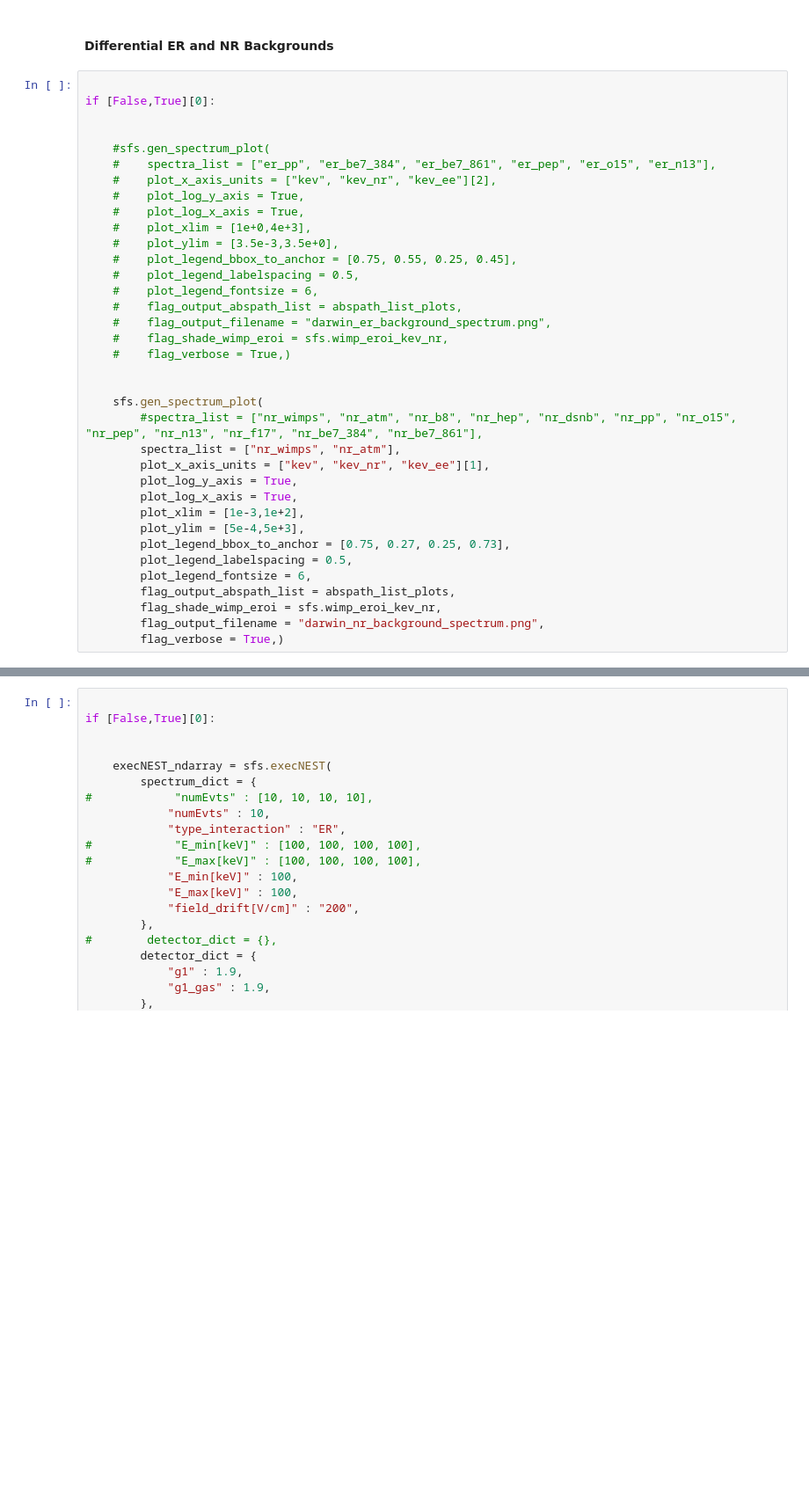
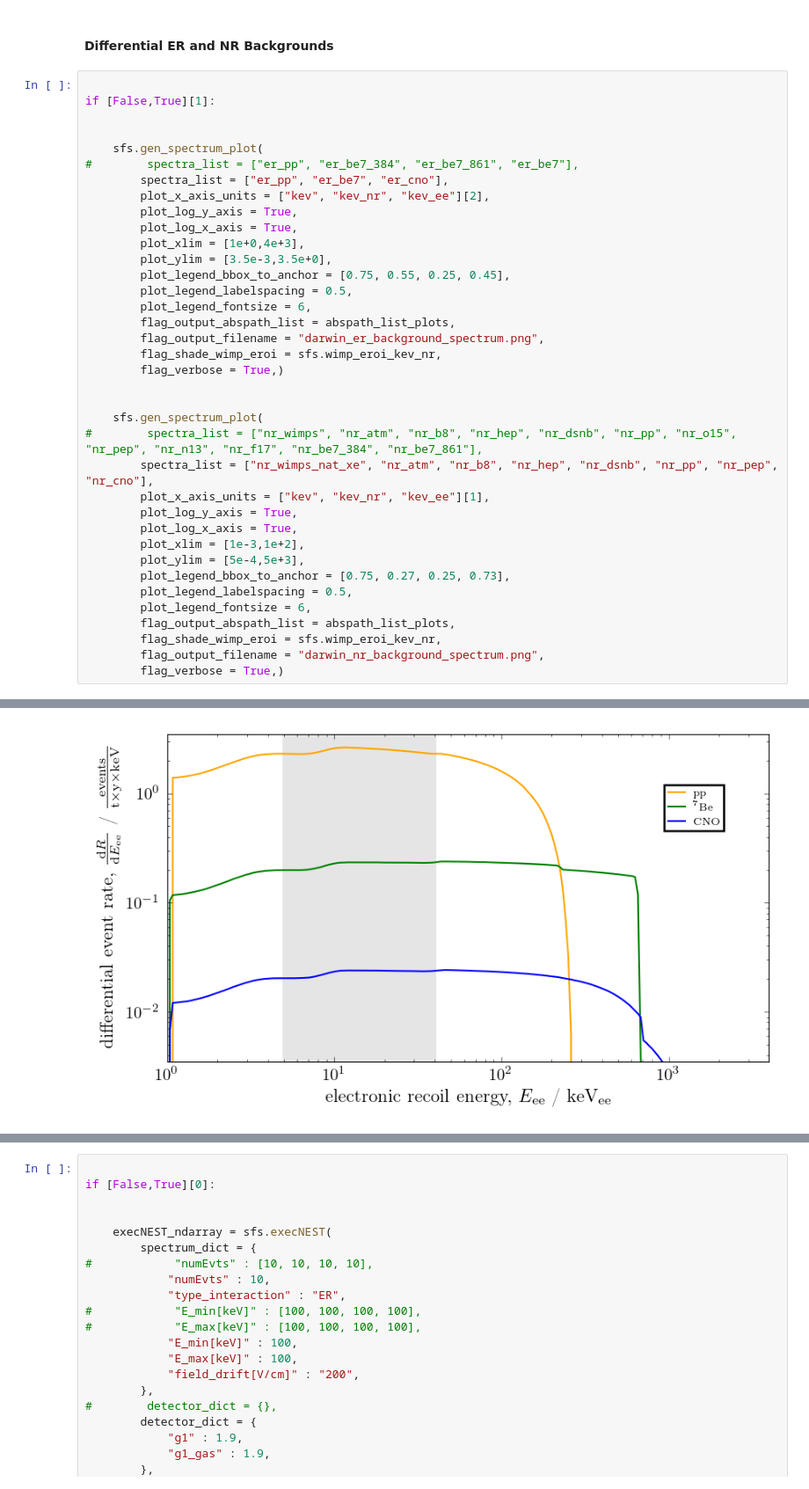
Before and after one commit to DanielBaur/sfsv2, a Jupyter notebook: sfs.ipynb, the cells around one changed output, grey strips where cells are left out. Shown: that part at 88% size. Saved outputs shown, nothing was run; the diff lists cells and outputs as text; blank space fills up the shorter version.

```diff
--- a/sfs.ipynb
+++ b/sfs.ipynb
@@ -126,28 +137,29 @@ import sfs
 #### Differential ER and NR Backgrounds
 # %%
 
-if [False,True][0]:
-
-
-    #sfs.gen_spectrum_plot(
-    #    spectra_list = ["er_pp", "er_be7_384", "er_be7_861", "er_pep", "er_o15", "er_n13"],
-    #    plot_x_axis_units = ["kev", "kev_nr", "kev_ee"][2],
-    #    plot_log_y_axis = True,
-    #    plot_log_x_axis = True,
-    #    plot_xlim = [1e+0,4e+3],
-    #    plot_ylim = [3.5e-3,3.5e+0],
-    #    plot_legend_bbox_to_anchor = [0.75, 0.55, 0.25, 0.45],
-    #    plot_legend_labelspacing = 0.5,
-    #    plot_legend_fontsize = 6,
-    #    flag_output_abspath_list = abspath_list_plots,
-    #    flag_output_filename = "darwin_er_background_spectrum.png",
-    #    flag_shade_wimp_eroi = sfs.wimp_eroi_kev_nr,
-    #    flag_verbose = True,)
+if [False,True][1]:
 
 
     sfs.gen_spectrum_plot(
-        #spectra_list = ["nr_wimps", "nr_atm", "nr_b8", "nr_hep", "nr_dsnb", "nr_pp", "nr_o15", "nr_pep", "nr_n13", "nr_f17", "nr_be7_384", "nr_be7_861"],
-        spectra_list = ["nr_wimps", "nr_atm"],
+#        spectra_list = ["er_pp", "er_be7_384", "er_be7_861", "er_be7"],
+        spectra_list = ["er_pp", "er_be7", "er_cno"],
+        plot_x_axis_units = ["kev", "kev_nr", "kev_ee"][2],
+        plot_log_y_axis = True,
+        plot_log_x_axis = True,
+        plot_xlim = [1e+0,4e+3],
+        plot_ylim = [3.5e-3,3.5e+0],
+        plot_legend_bbox_to_anchor = [0.75, 0.55, 0.25, 0.45],
+        plot_legend_labelspacing = 0.5,
+        plot_legend_fontsize = 6,
+        flag_output_abspath_list = abspath_list_plots,
+        flag_output_filename = "darwin_er_background_spectrum.png",
+        flag_shade_wimp_eroi = sfs.wimp_eroi_kev_nr,
+        flag_verbose = True,)
+
+
+    sfs.gen_spectrum_plot(
+#        spectra_list = ["nr_wimps", "nr_atm", "nr_b8", "nr_hep", "nr_dsnb", "nr_pp", "nr_o15", "nr_pep", "nr_n13", "nr_f17", "nr_be7_384", "nr_be7_861"],
+        spectra_list = ["nr_wimps_nat_xe", "nr_atm", "nr_b8", "nr_hep", "nr_dsnb", "nr_pp", "nr_pep", "nr_cno"],
         plot_x_axis_units = ["kev", "kev_nr", "kev_ee"][1],
         plot_log_y_axis = True,
         plot_log_x_axis = True,
@@ -160,3 +172,4 @@ if [False,True][0]:
         flag_shade_wimp_eroi = sfs.wimp_eroi_kev_nr,
         flag_output_filename = "darwin_nr_background_spectrum.png",
         flag_verbose = True,)
+# %% [output]
@@ -162,0 +193 @@ if [False,True][0]:
+[figure, added]
```
Also changed, not shown: parts of 14 cells of this notebook, 1 other file.
